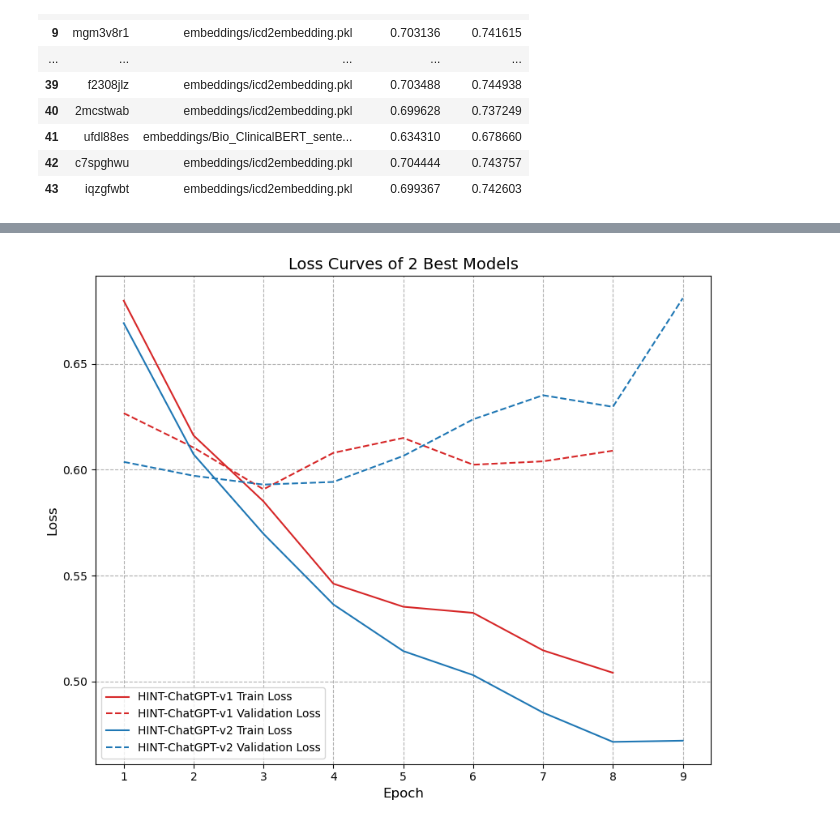
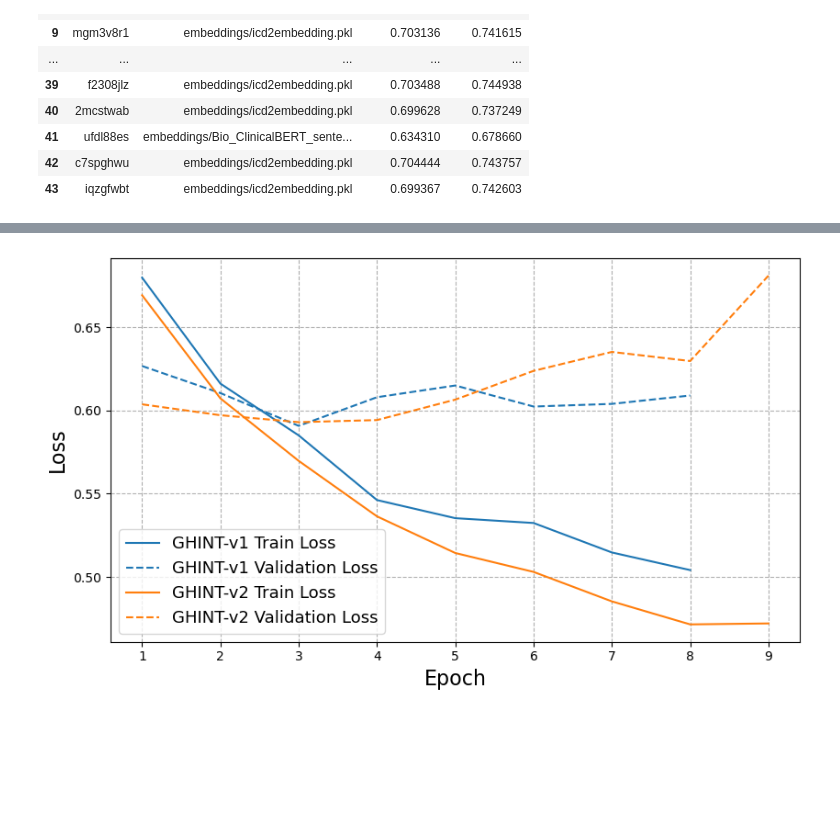
Before and after one commit to LexaZhong/11711-anlp-spring25-hw3-submission, a Jupyter notebook: analysis/ablation_analysis.ipynb, the cells around one changed output, grey strips where cells are left out. Saved outputs shown, nothing was run; the diff lists cells and outputs as text; code cells hidden in the pictures; blank space fills up the shorter version.

```diff
--- a/analysis/ablation_analysis.ipynb
+++ b/analysis/ablation_analysis.ipynb
@@ -60,5 +65,8 @@ df[hue_col] = df['embedding_path'].apply(
 # %%
-figsize = (8.5, 7)
+figsize = (8.5, 5)
+# %%
+title_size = 20
+label_size = 16
 # %%
 plt.figure(figsize=figsize)
 
@@ -81,28 +90,28 @@ plt.show()
 # %%
 plt.figure(figsize=figsize)
 
 best_model_ids = ['36ce4x0h', 'kiz7ll7x']
-model_name = ['HINT-ChatGPT-v1', 'HINT-ChatGPT-v2']
-colors = ['tab:red', 'tab:blue']
+model_name = ['GHINT-v1', 'GHINT-v2']
+colors = ['tab:blue', 'tab:orange']
 
 for i, model_id in enumerate(best_model_ids):
     run = api.run(os.path.join(project, model_id))
     hist_df = run.history().iloc[:-1, :]
     hist_df['Epoch'] = hist_df['_step'] + 1
     plt.plot(hist_df['Epoch'], hist_df['train_loss'],
              label=f'{model_name[i]} Train Loss', color=colors[i])
     plt.plot(hist_df['Epoch'], hist_df['val_loss'], linestyle='dashed',
              label=f'{model_name[i]} Validation Loss', color=colors[i])
 
-plt.title('Loss Curves of 2 Best Models', fontsize=14)
-plt.xlabel('Epoch', fontsize=12)
-plt.ylabel('Loss', fontsize=12)
-plt.legend()
+# plt.title('Loss Curves of 2 Best Models', fontsize=title_size)
+plt.xlabel('Epoch', fontsize=label_size)
+plt.ylabel('Loss', fontsize=label_size)
+plt.legend(fontsize=13)
 plt.grid(True, linestyle='--')
 plt.gca().set_axisbelow(True)
 
 plt.tight_layout()
 plt.savefig('loss_plot.png', dpi=300)
 plt.show()
 # %% [output]
-[figure, old version]
+[figure, new version]
```
Also changed, not shown: parts of 4 cells of this notebook, 4 other files.
